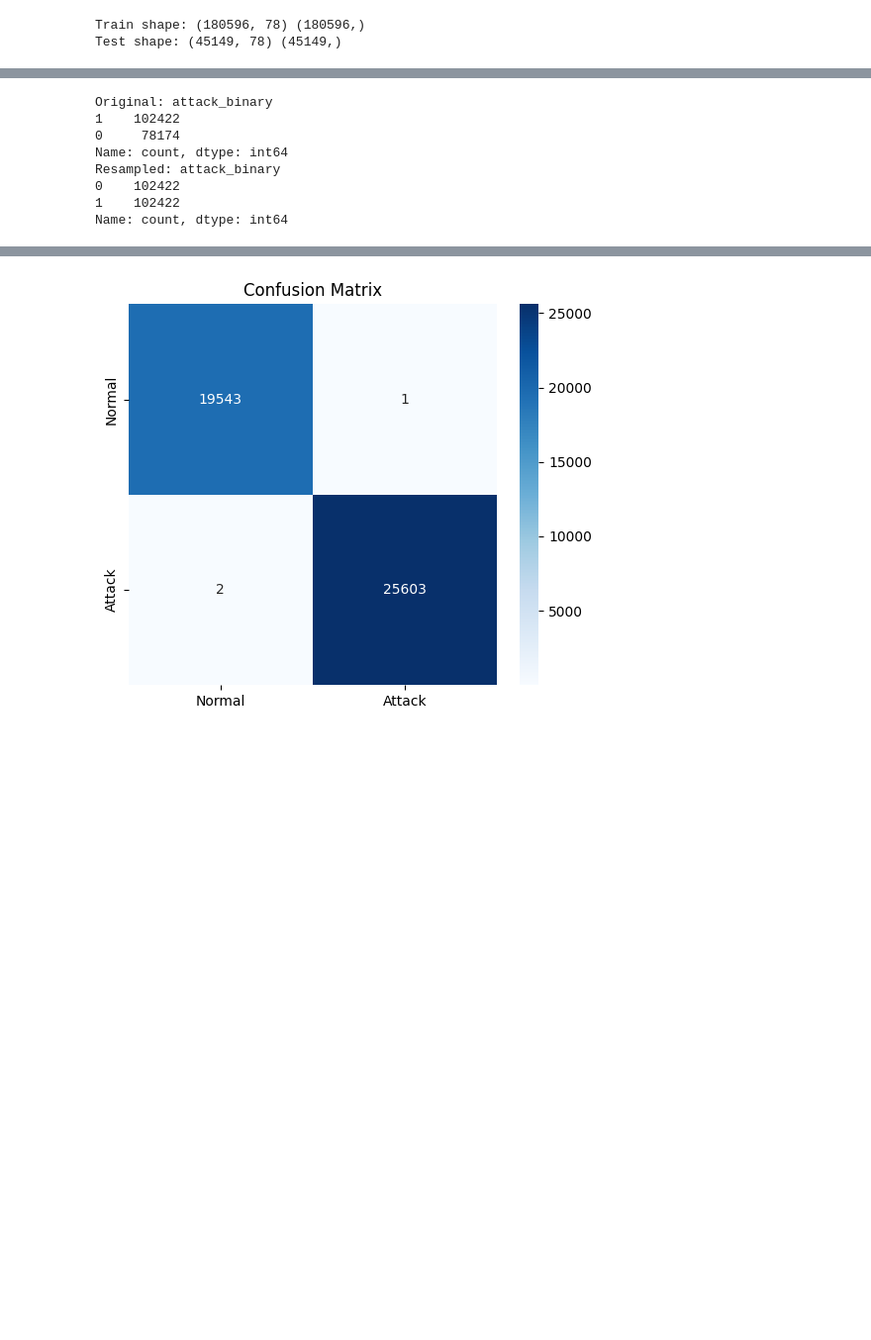
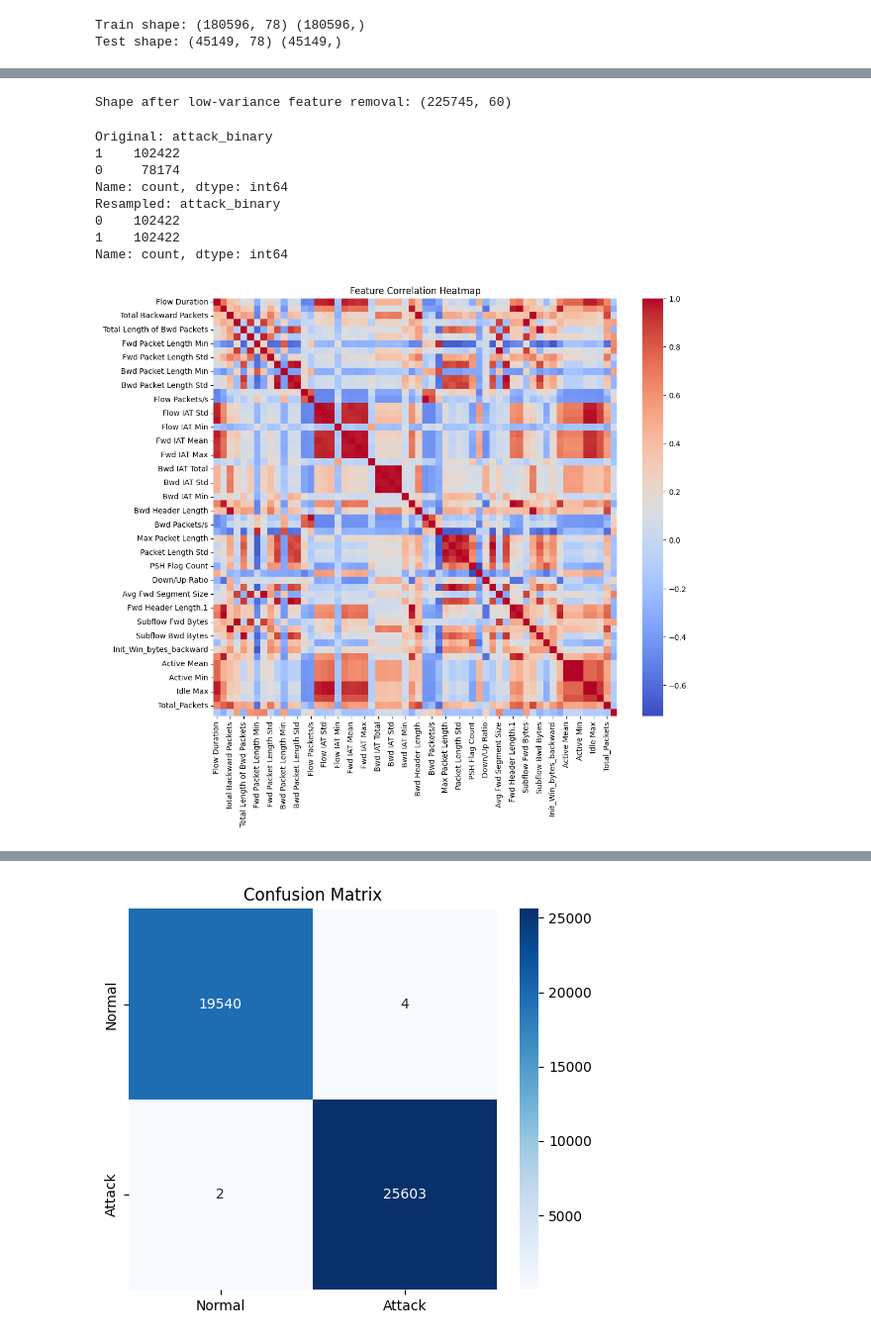
Before and after one commit to SpringBoardMentor193s/SentinelNet, a Jupyter notebook: notebooks/CICIDS2017.ipynb, the cells around one changed output, grey strips where cells are left out. Shown at 99% size. Drawn from its saved outputs; the diff is of its cells as text; code cells hidden in the pictures; blank space fills up the shorter version.

```diff
--- a/notebooks/CICIDS2017.ipynb
+++ b/notebooks/CICIDS2017.ipynb
@@ -118,13 +164,23 @@ print("Test shape:", X_test.shape, y_test.shape)
 # %% [output]
 Train shape: (180596, 78) (180596,)
 Test shape: (45149, 78) (45149,)
+# %%
+#Feature Engineering
+if ' Total Fwd Packets' in X.columns and ' Total Backward Packets' in X.columns:
+    X['Total_Packets'] = X[' Total Fwd Packets'] + X[' Total Backward Packets']
+
+if 'Total Length of Fwd Packets' in X.columns:
+    X['Avg_Bytes_Per_Packet'] = X['Total Length of Fwd Packets'] / (X[' Total Fwd Packets'] + 1e-5)
 # %%
+# Update numerical_cols to include new features
+numerical_cols = X_train.select_dtypes(include=[np.number]).columns
+
 #Scale numerical features
 scaler = StandardScaler()
 X_train[numerical_cols] = scaler.fit_transform(X_train[numerical_cols])
 X_test[numerical_cols] = scaler.transform(X_test[numerical_cols])
 
 print("Scaled training data head:")
-print(X_train.head())
+display(X_train.head())
 # %% [output]
 Scaled training data head:
@@ -147,20 +194,35 @@ Scaled training data head:
+# %%
+# Data Reduction
+selector = VarianceThreshold(threshold=0.01)
+X_reduced = selector.fit_transform(X)
+X = pd.DataFrame(X_reduced, columns=X.columns[selector.get_support()])
+print("Shape after low-variance feature removal:", X.shape)
+# %% [output]
+Shape after low-variance feature removal: (225745, 60)
 # %%
 #Handle imbalance (SMOTE)
 
 sm = SMOTE(random_state=42)
 X_train_res, y_train_res = sm.fit_resample(X_train, y_train)
 
 print("Original:", y_train.value_counts())
 print("Resampled:", y_train_res.value_counts())
+
+#Feature Correlation Visualization
+plt.figure(figsize=(12,10))
+sns.heatmap(X.corr(), cmap='coolwarm', annot=False)
+plt.title("Feature Correlation Heatmap")
+plt.show()
 # %% [output]
 Original: attack_binary
 1    102422
 0     78174
 Name: count, dtype: int64
 Resampled: attack_binary
 0    102422
 1    102422
 Name: count, dtype: int64
+[figure, added]
 # %%
 #Train models
 models = {
```
Also changed, not shown: parts of 7 cells of this notebook.
